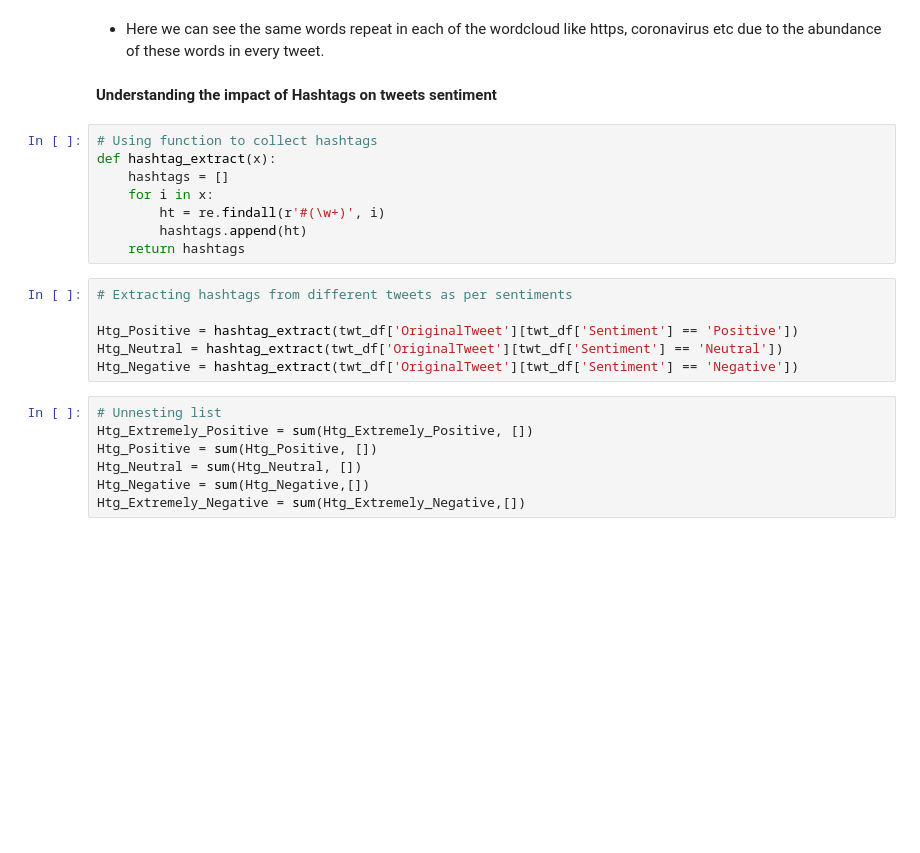
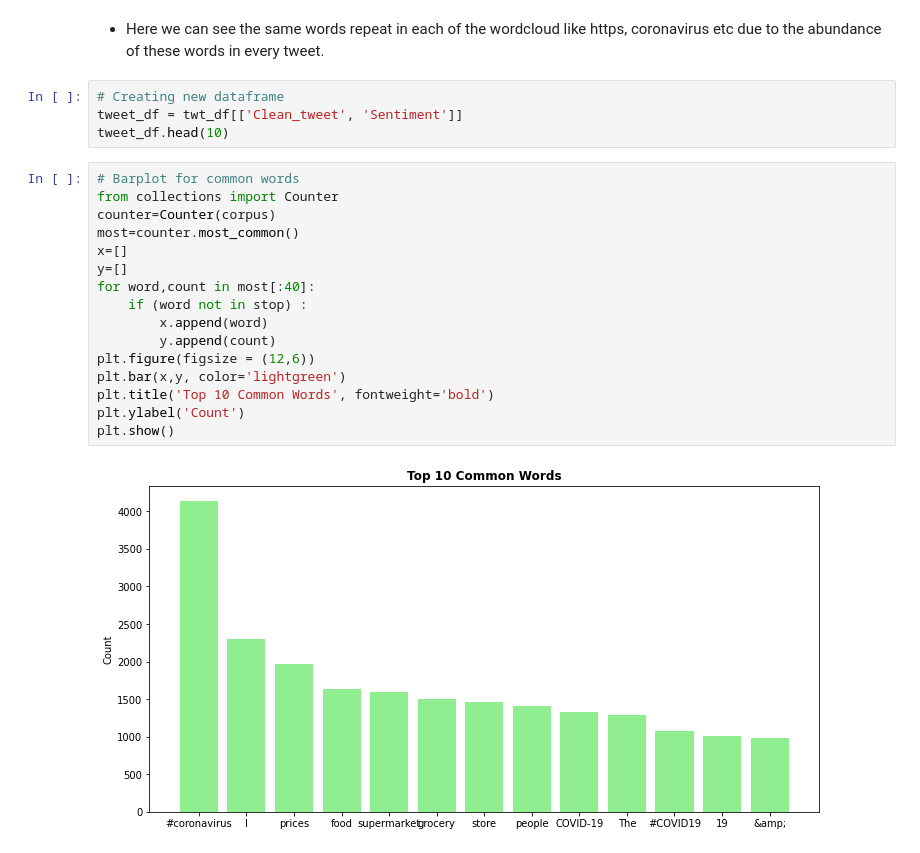
Before and after one commit to Nikkiie/Covid-tweet-sentiment-analysis-Classification, a Jupyter notebook: Covid_19_Tweet_Analysis.ipynb, the cells around one changed output. Saved outputs shown, nothing was run; the diff lists cells and outputs as text; blank space fills up the shorter version.

```diff
--- a/Covid_19_Tweet_Analysis.ipynb
+++ b/Covid_19_Tweet_Analysis.ipynb
@@ -602,25 +583,24 @@ plt.show()
 # %% [markdown]
 * Here we can see the same words repeat in each of the wordcloud like https, coronavirus etc due to the abundance of these words in every tweet.
-# %% [markdown]
-**Understanding the impact of Hashtags on tweets sentiment**
-# %%
-# Using function to collect hashtags
-def hashtag_extract(x):
-    hashtags = []
-    for i in x:
-        ht = re.findall(r'#(\w+)', i)
-        hashtags.append(ht)
-    return hashtags
-# %%
-# Extracting hashtags from different tweets as per sentiments
-
-Htg_Positive = hashtag_extract(twt_df['OriginalTweet'][twt_df['Sentiment'] == 'Positive'])
-Htg_Neutral = hashtag_extract(twt_df['OriginalTweet'][twt_df['Sentiment'] == 'Neutral'])
-Htg_Negative = hashtag_extract(twt_df['OriginalTweet'][twt_df['Sentiment'] == 'Negative'])
-# %%
-# Unnesting list
-Htg_Extremely_Positive = sum(Htg_Extremely_Positive, [])
-Htg_Positive = sum(Htg_Positive, [])
-Htg_Neutral = sum(Htg_Neutral, [])
-Htg_Negative = sum(Htg_Negative,[])
-Htg_Extremely_Negative = sum(Htg_Extremely_Negative,[])
+# %%
+# Creating new dataframe
+tweet_df = twt_df[['Clean_tweet', 'Sentiment']]
+tweet_df.head(10)
+# %%
+# Barplot for common words
+from collections import Counter
+counter=Counter(corpus)
+most=counter.most_common()
+x=[]
+y=[]
+for word,count in most[:40]:
+    if (word not in stop) :
+        x.append(word)
+        y.append(count)
+plt.figure(figsize = (12,6))
+plt.bar(x,y, color='lightgreen')
+plt.title('Top 10 Common Words', fontweight='bold')
+plt.ylabel('Count')
+plt.show()
+# %% [output]
+[figure, added]
```
Also changed, not shown: parts of 8 cells of this notebook.
